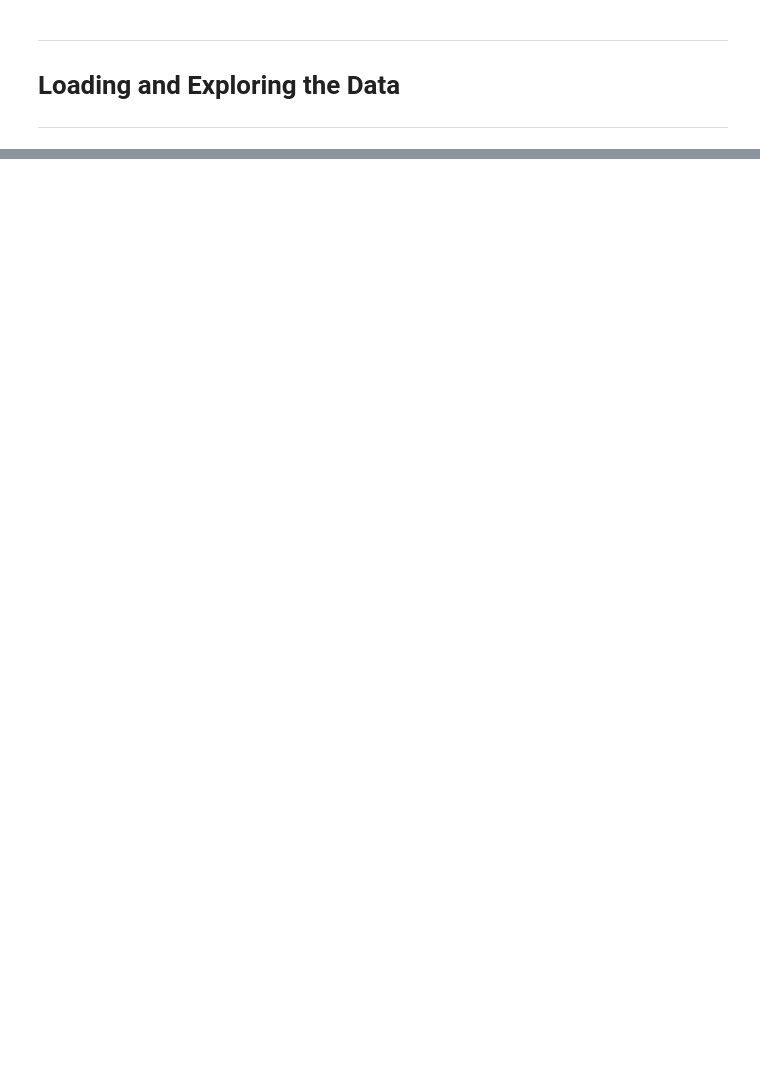
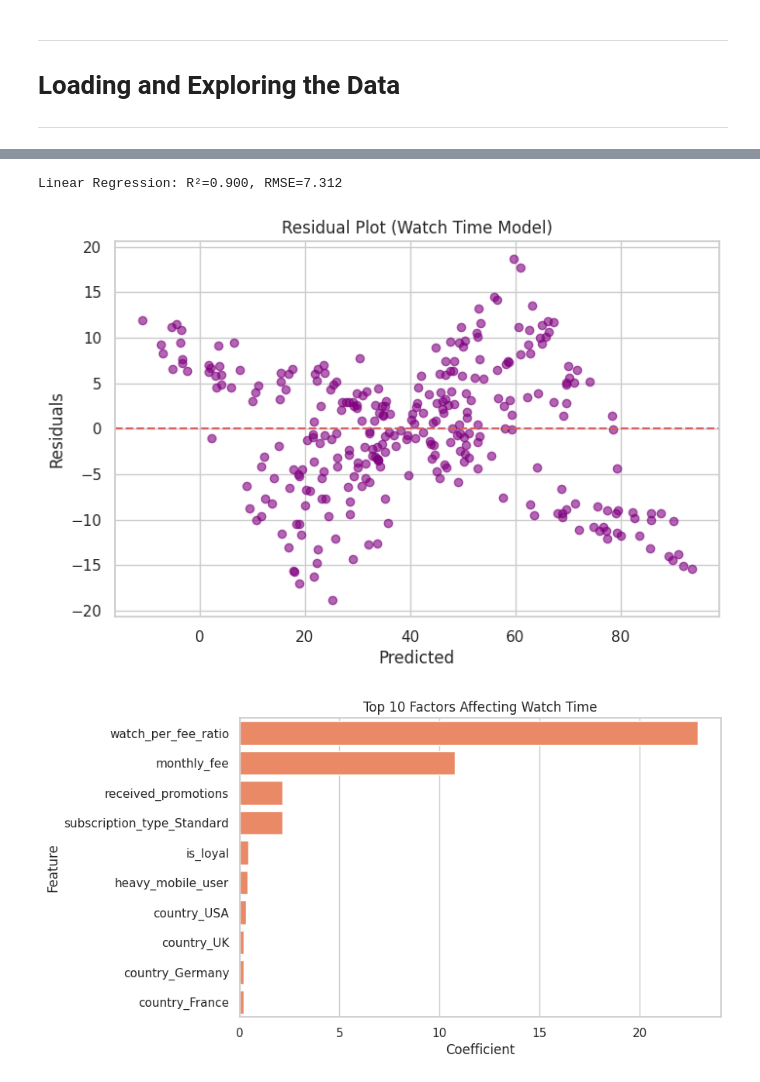
Before and after one commit to Dhavalkumar510/Uptrail, a Jupyter notebook: Week_3_CPSWM.ipynb, the cells around one changed output, grey strips where cells are left out. Saved outputs shown, nothing was run; the diff lists cells and outputs as text; code cells hidden in the pictures; blank space fills up the shorter version.

```diff
--- a/Week_3_CPSWM.ipynb
+++ b/Week_3_CPSWM.ipynb
@@ -1631,0 +141,7 @@ display(lin_coef_df.head(10))
+# %%
+# Example interaction features
+df['promo_low_watch'] = ((df['received_promotions'] == 1) &
+                         (df['average_watch_hours'] < df['average_watch_hours'].median())).astype(int)
+
+print("Feature Engineering Done.")
+print("Columns:", df.columns.tolist())
@@ -1631,0 +273,36 @@ display(lin_coef_df.head(10))
+# %%
+# Predicting average_watch_hours
+target = 'average_watch_hours'
+features = df.drop(columns=[target, 'is_churned', 'signup_date', 'last_active_date'], errors='ignore')
+
+X_train, X_test, y_train, y_test = train_test_split(features, df[target], test_size=0.2, random_state=42)
+scaler = StandardScaler()
+X_train_scaled = scaler.fit_transform(X_train)
+X_test_scaled = scaler.transform(X_test)
+
+lin_reg = LinearRegression()
+lin_reg.fit(X_train_scaled, y_train)
+y_pred = lin_reg.predict(X_test_scaled)
+
+r2 = r2_score(y_test, y_pred)
+rmse = np.sqrt(mean_squared_error(y_test, y_pred))
+print(f"Linear Regression: R²={r2:.3f}, RMSE={rmse:.3f}")
+
+# Residual plot
+plt.scatter(y_pred, y_test - y_pred, color='purple', alpha=0.6)
+plt.axhline(0, color='r', linestyle='--')
+plt.title("Residual Plot (Watch Time Model)")
+plt.xlabel("Predicted"); plt.ylabel("Residuals")
+plt.show()
+
+# Coefficient plot
+coef_lin = pd.DataFrame({'Feature': features.columns, 'Coefficient': lin_reg.coef_})
+coef_lin = coef_lin.sort_values(by='Coefficient', ascending=False).head(10)
+
+sns.barplot(x='Coefficient', y='Feature', data=coef_lin, color='coral')
+plt.title("Top 10 Factors Affecting Watch Time")
+plt.show()
+# %% [output]
+Linear Regression: R²=0.900, RMSE=7.312
+[figure, added]
+[figure, added]
```
Also changed, not shown: parts of 31 cells of this notebook.
